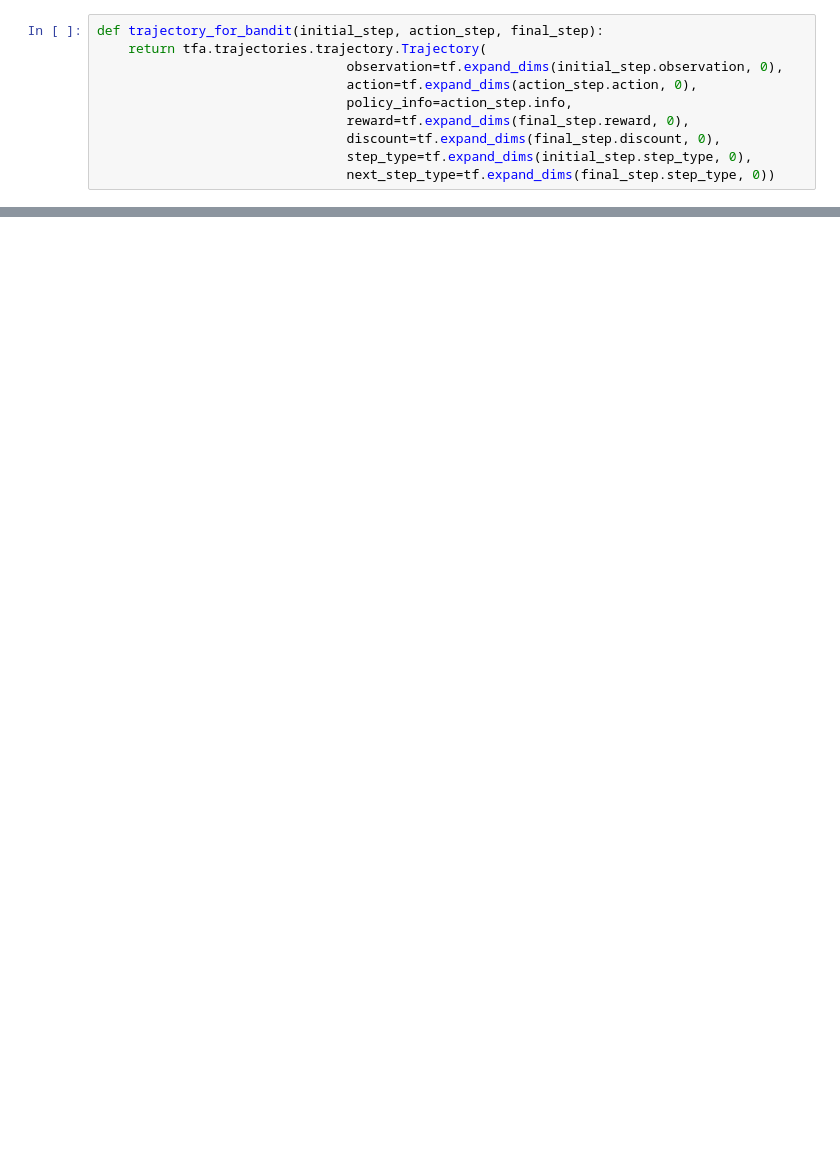
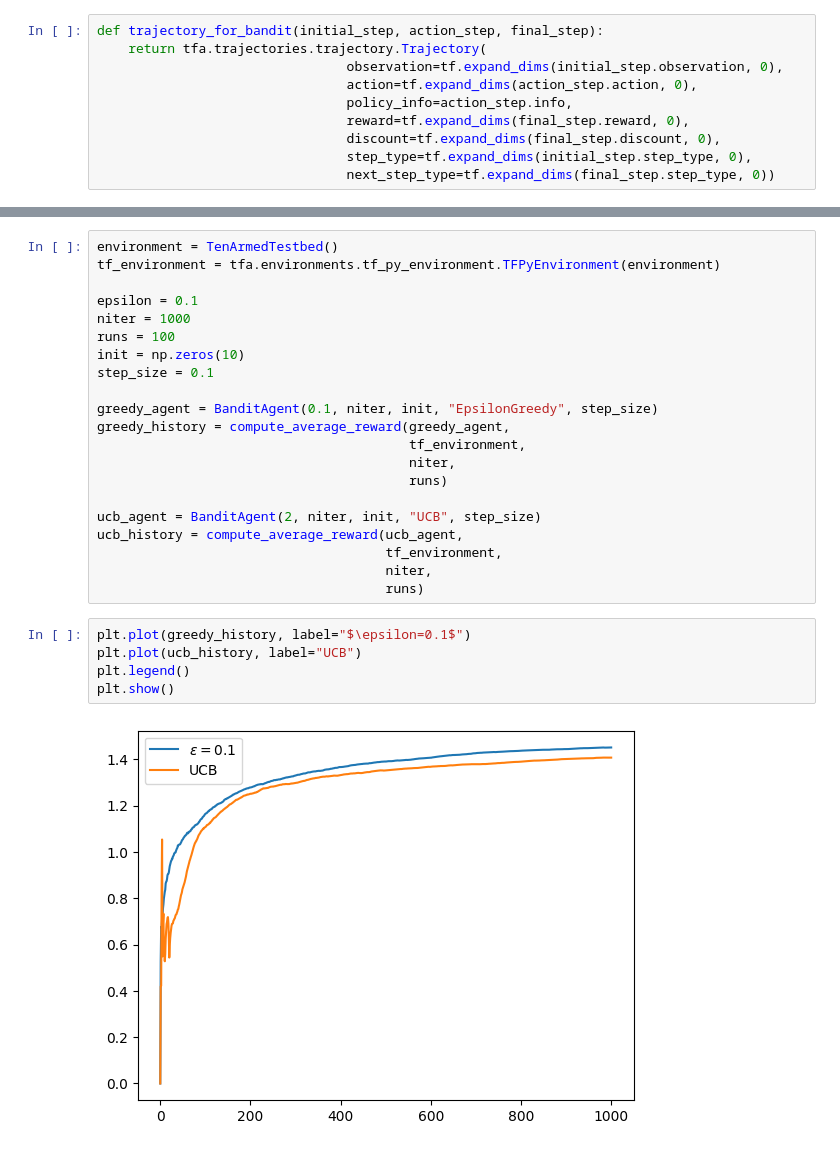
Before and after one commit to 19900311/learning, a Jupyter notebook: tf-agents/MAB.ipynb, the cells around one changed output, grey strips where cells are left out. Saved outputs shown, nothing was run; the diff lists cells and outputs as text; blank space fills up the shorter version.

```diff
--- a/tf-agents/MAB.ipynb
+++ b/tf-agents/MAB.ipynb
@@ -183,0 +252,28 @@ plt.show()
+# %%
+environment = TenArmedTestbed()
+tf_environment = tfa.environments.tf_py_environment.TFPyEnvironment(environment)
+
+epsilon = 0.1
+niter = 1000
+runs = 100
+init = np.zeros(10)
+step_size = 0.1
+
+greedy_agent = BanditAgent(0.1, niter, init, "EpsilonGreedy", step_size)
+greedy_history = compute_average_reward(greedy_agent,
+                                        tf_environment,
+                                        niter,
+                                        runs)
+
+ucb_agent = BanditAgent(2, niter, init, "UCB", step_size)
+ucb_history = compute_average_reward(ucb_agent,
+                                     tf_environment,
+                                     niter,
+                                     runs)
+# %%
+plt.plot(greedy_history, label="$\epsilon=0.1$")
+plt.plot(ucb_history, label="UCB")
+plt.legend()
+plt.show()
+# %% [output]
+[figure, added]
```
Also changed, not shown: parts of 9 cells of this notebook.
